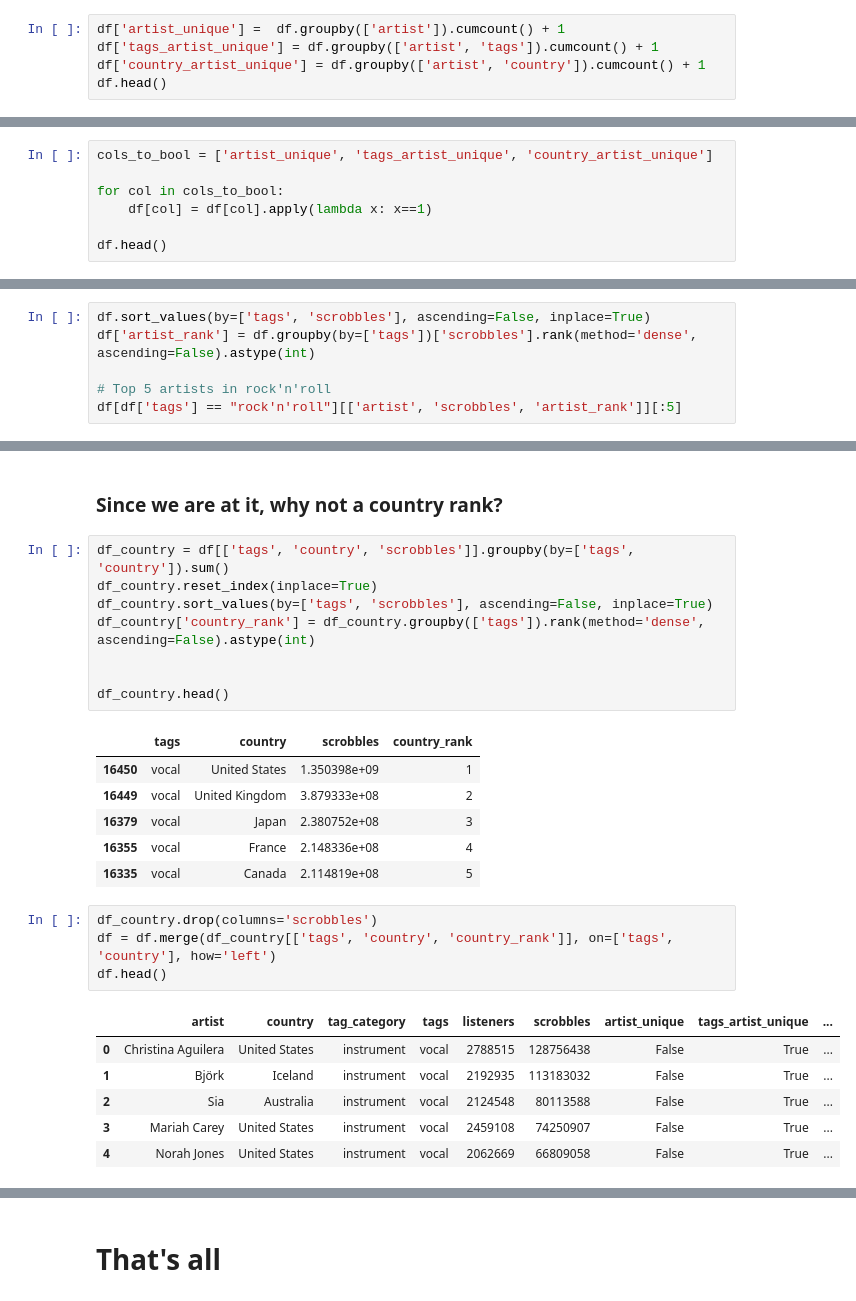
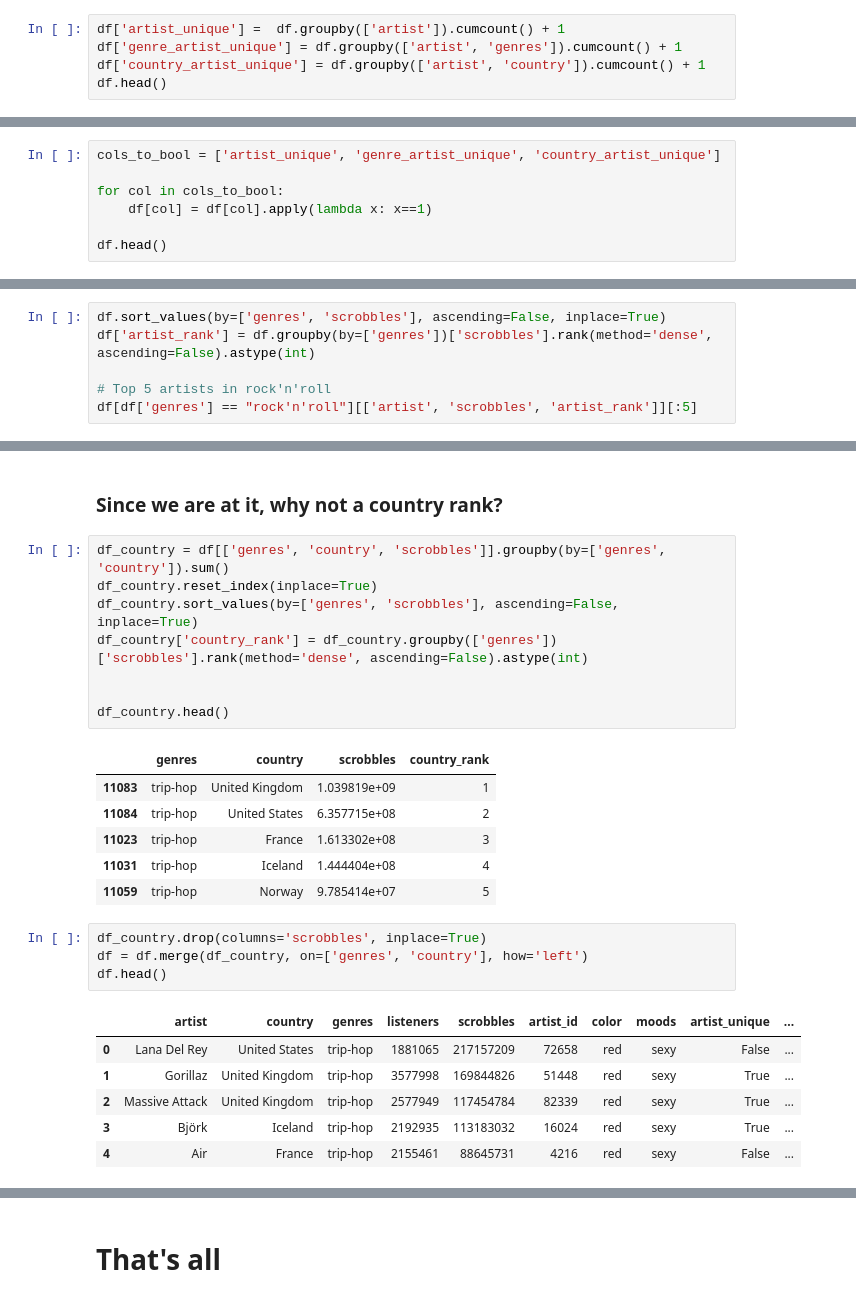
Before and after one commit to tharikhajar/lastfm_popularity, a Jupyter notebook: Pandas_ETL.ipynb, the cells around one changed output, grey strips where cells are left out. Cells and saved outputs as stored; diff of their text form.

```diff
--- a/Pandas_ETL.ipynb
+++ b/Pandas_ETL.ipynb
@@ -350,7 +517,7 @@ We have increased the number of rows in our dataframe two times:
 We will start by creating a row count for each <b>artist</b> and each combination of <b>artist-tag</b> and <b>artist-country</b>
 # %%
 df['artist_unique'] =  df.groupby(['artist']).cumcount() + 1
-df['tags_artist_unique'] = df.groupby(['artist', 'tags']).cumcount() + 1
+df['genre_artist_unique'] = df.groupby(['artist', 'genres']).cumcount() + 1
 df['country_artist_unique'] = df.groupby(['artist', 'country']).cumcount() + 1
 df.head()
 # %% [output]
@@ -363,7 +530,7 @@ df.head()
 # %% [markdown]
 And then flagging as <b>True</b> where the value is one
 # %%
-cols_to_bool = ['artist_unique', 'tags_artist_unique', 'country_artist_unique']
+cols_to_bool = ['artist_unique', 'genre_artist_unique', 'country_artist_unique']
 
 for col in cols_to_bool:
     df[col] = df[col].apply(lambda x: x==1)
@@ -379,10 +546,10 @@ df.head()
 # %% [markdown]
 ### It would be handy to have an artist rank by tag already in place
 # %%
-df.sort_values(by=['tags', 'scrobbles'], ascending=False, inplace=True)
-df['artist_rank'] = df.groupby(by=['tags'])['scrobbles'].rank(method='dense', ascending=False).astype(int)
+df.sort_values(by=['genres', 'scrobbles'], ascending=False, inplace=True)
+df['artist_rank'] = df.groupby(by=['genres'])['scrobbles'].rank(method='dense', ascending=False).astype(int)
 
 # Top 5 artists in rock'n'roll
-df[df['tags'] == "rock'n'roll"][['artist', 'scrobbles', 'artist_rank']][:5]
+df[df['genres'] == "rock'n'roll"][['artist', 'scrobbles', 'artist_rank']][:5]
 # %% [output]
 |  | artist | scrobbles | artist_rank |
@@ -394,28 +561,28 @@ df[df['tags'] == "rock'n'roll"][['artist', 'scrobbles', 'artist_rank']][:5]
 # %% [markdown]
 ### Since we are at it, why not a country rank?
 # %%
-df_country = df[['tags', 'country', 'scrobbles']].groupby(by=['tags', 'country']).sum()
+df_country = df[['genres', 'country', 'scrobbles']].groupby(by=['genres', 'country']).sum()
 df_country.reset_index(inplace=True)
-df_country.sort_values(by=['tags', 'scrobbles'], ascending=False, inplace=True)
-df_country['country_rank'] = df_country.groupby(['tags']).rank(method='dense', ascending=False).astype(int)
+df_country.sort_values(by=['genres', 'scrobbles'], ascending=False, inplace=True)
+df_country['country_rank'] = df_country.groupby(['genres'])['scrobbles'].rank(method='dense', ascending=False).astype(int)
 
 
 df_country.head()
 # %% [output]
-|  | tags | country | scrobbles | country_rank |
-| 16450 | vocal | United States | 1.350398e+09 | 1 |
-| 16449 | vocal | United Kingdom | 3.879333e+08 | 2 |
-| 16379 | vocal | Japan | 2.380752e+08 | 3 |
-| 16355 | vocal | France | 2.148336e+08 | 4 |
-| 16335 | vocal | Canada | 2.114819e+08 | 5 |
+|  | genres | country | scrobbles | country_rank |
+| 11083 | trip-hop | United Kingdom | 1.039819e+09 | 1 |
+| 11084 | trip-hop | United States | 6.357715e+08 | 2 |
+| 11023 | trip-hop | France | 1.613302e+08 | 3 |
+| 11031 | trip-hop | Iceland | 1.444404e+08 | 4 |
+| 11059 | trip-hop | Norway | 9.785414e+07 | 5 |
 # %%
-df_country.drop(columns='scrobbles')
-df = df.merge(df_country[['tags', 'country', 'country_rank']], on=['tags', 'country'], how='left')
+df_country.drop(columns='scrobbles', inplace=True)
+df = df.merge(df_country, on=['genres', 'country'], how='left')
 df.head()
 # %% [output]
-|  | artist | country | tag_category | tags | listeners | scrobbles | artist_unique | tags_artist_unique | ... |
-| 0 | Christina Aguilera | United States | instrument | vocal | 2788515 | 128756438 | False | True | ... |
-| 1 | Björk | Iceland | instrument | vocal | 2192935 | 113183032 | False | True | ... |
-| 2 | Sia | Australia | instrument | vocal | 2124548 | 80113588 | False | True | ... |
-| 3 | Mariah Carey | United States | instrument | vocal | 2459108 | 74250907 | False | True | ... |
-| 4 | Norah Jones | United States | instrument | vocal | 2062669 | 66809058 | False | True | ... |
+|  | artist | country | genres | listeners | scrobbles | artist_id | color | moods | artist_unique | ... |
+| 0 | Lana Del Rey | United States | trip-hop | 1881065 | 217157209 | 72658 | red | sexy | False | ... |
+| 1 | Gorillaz | United Kingdom | trip-hop | 3577998 | 169844826 | 51448 | red | sexy | True | ... |
+| 2 | Massive Attack | United Kingdom | trip-hop | 2577949 | 117454784 | 82339 | red | sexy | True | ... |
+| 3 | Björk | Iceland | trip-hop | 2192935 | 113183032 | 16024 | red | sexy | True | ... |
+| 4 | Air | France | trip-hop | 2155461 | 88645731 | 4216 | red | sexy | False | ... |
```
Also changed, not shown: parts of 48 cells of this notebook.
